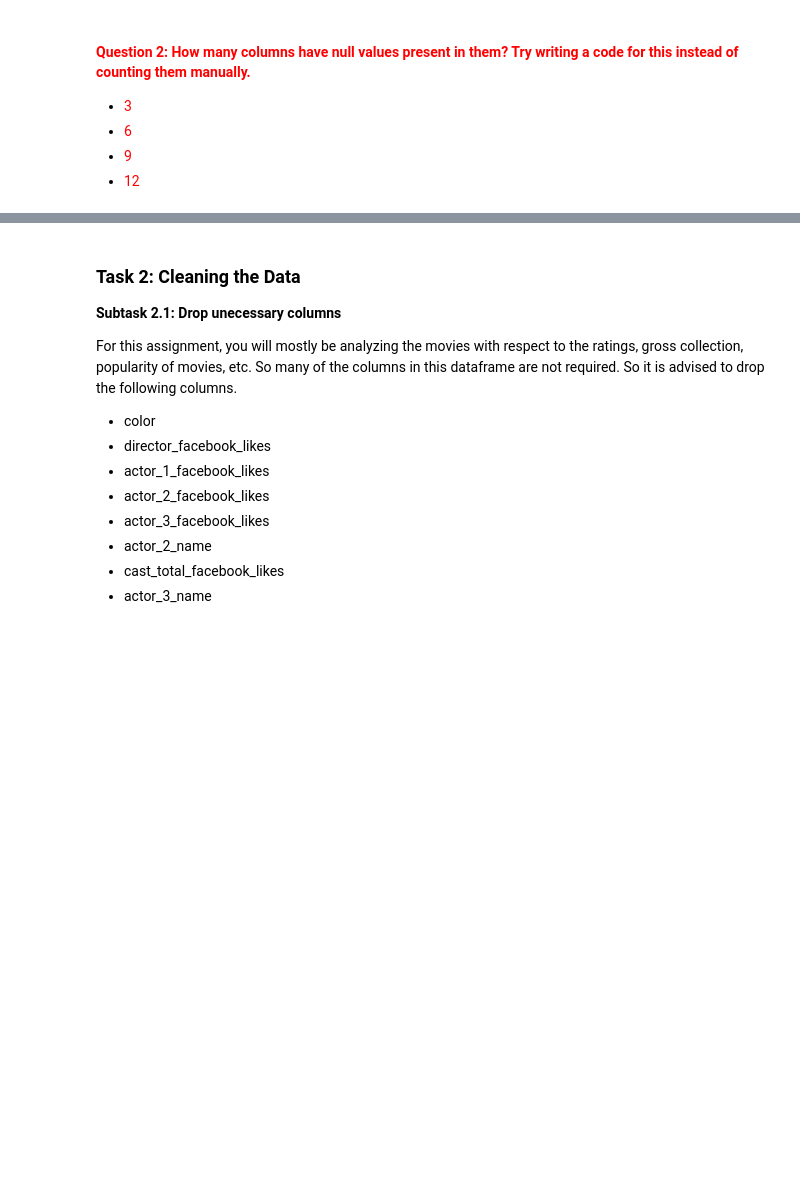
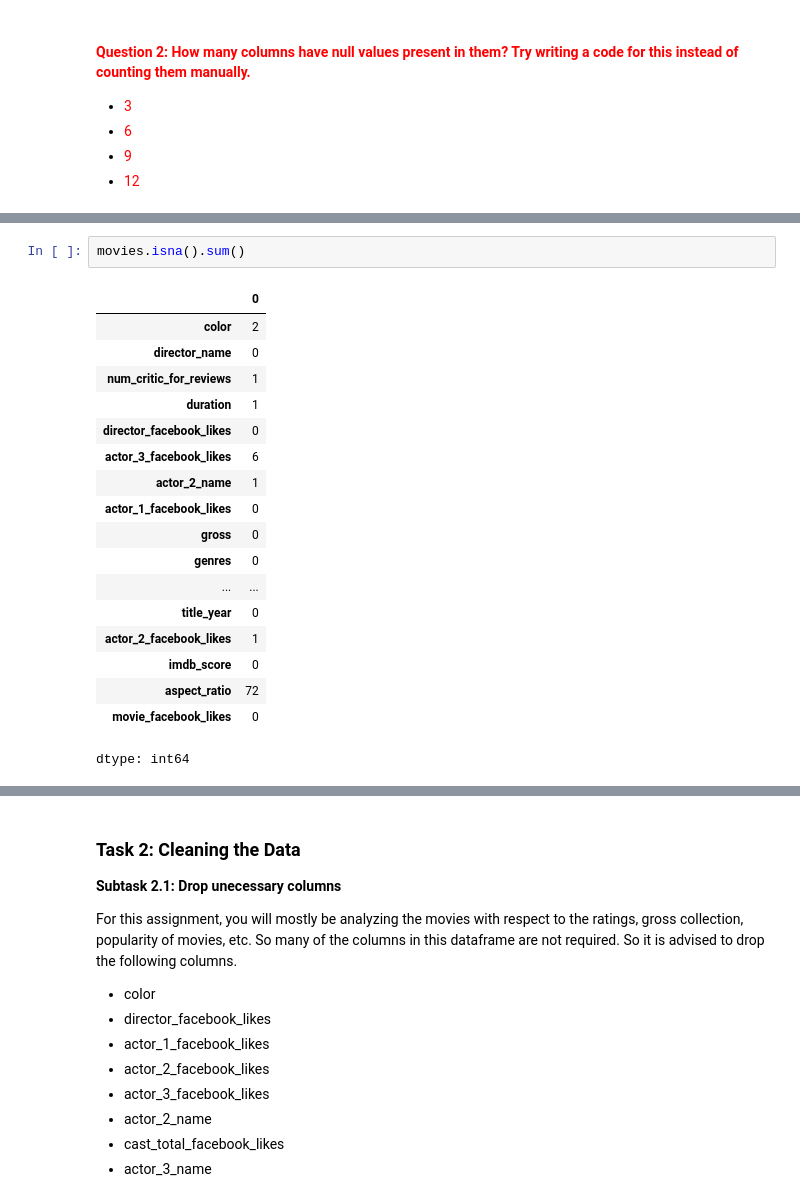
Before and after one commit to shruthisony/PythonLibraries, a Jupyter notebook: Pandas_Examples.ipynb, the cells around one changed output, grey strips where cells are left out. Cells and saved outputs as stored; diff of their text form; blank space fills up the shorter version.

```diff
--- a/Pandas_Examples.ipynb
+++ b/Pandas_Examples.ipynb
@@ -358,2 +578,23 @@ movies.shape
+# %%
+movies.isna().sum()
+# %% [output]
+|  | 0 |
+| color | 2 |
+| director_name | 0 |
+| num_critic_for_reviews | 1 |
+| duration | 1 |
+| director_facebook_likes | 0 |
+| actor_3_facebook_likes | 6 |
+| actor_2_name | 1 |
+| actor_1_facebook_likes | 0 |
+| gross | 0 |
+| genres | 0 |
+| ... | ... |
+| title_year | 0 |
+| actor_2_facebook_likes | 1 |
+| imdb_score | 0 |
+| aspect_ratio | 72 |
+| movie_facebook_likes | 0 |
+dtype: int64
 # %%
 len(movies.columns[movies.isna().any()].tolist())
```
Also changed, not shown: parts of 35 cells of this notebook, 5 other files.
